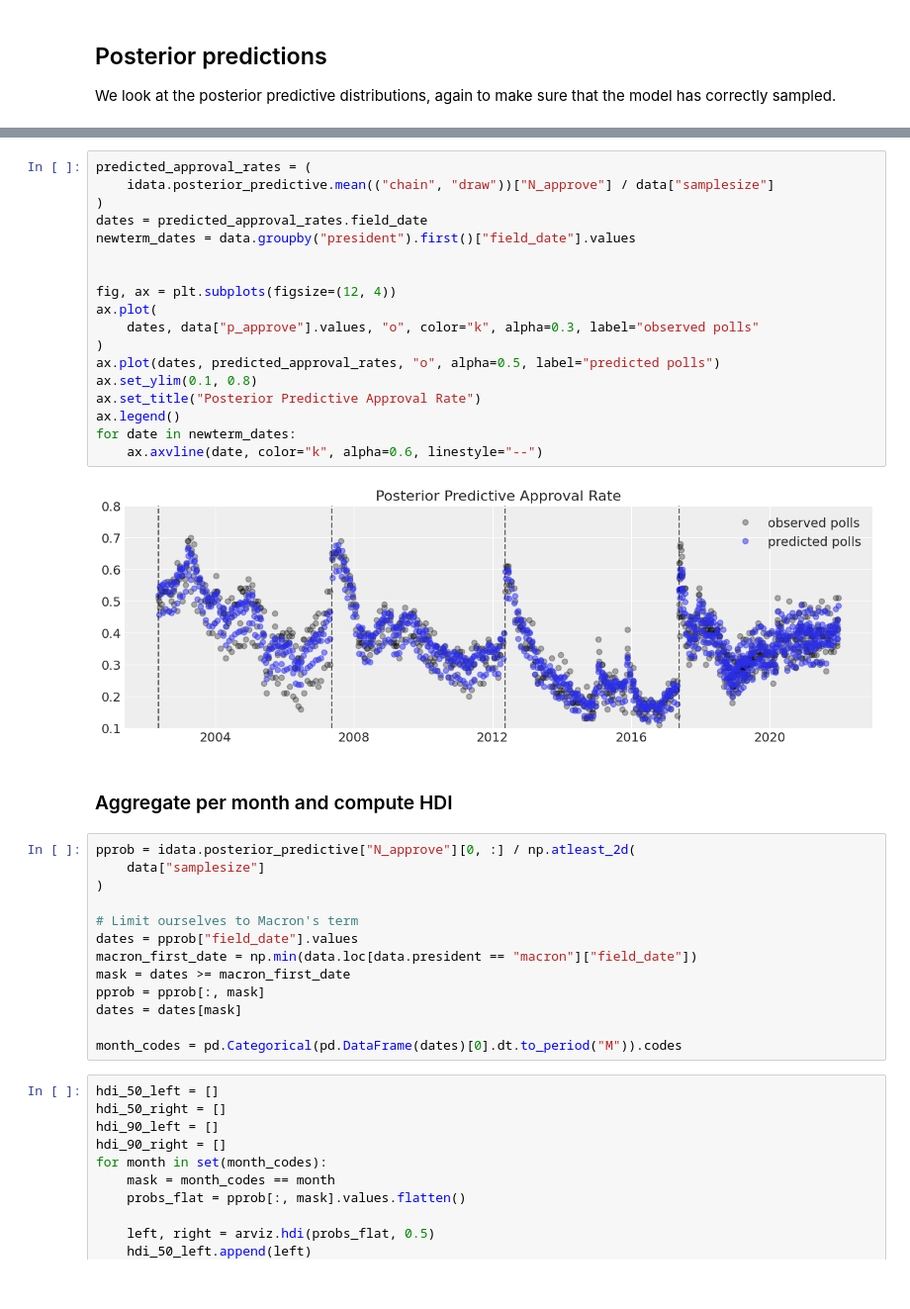
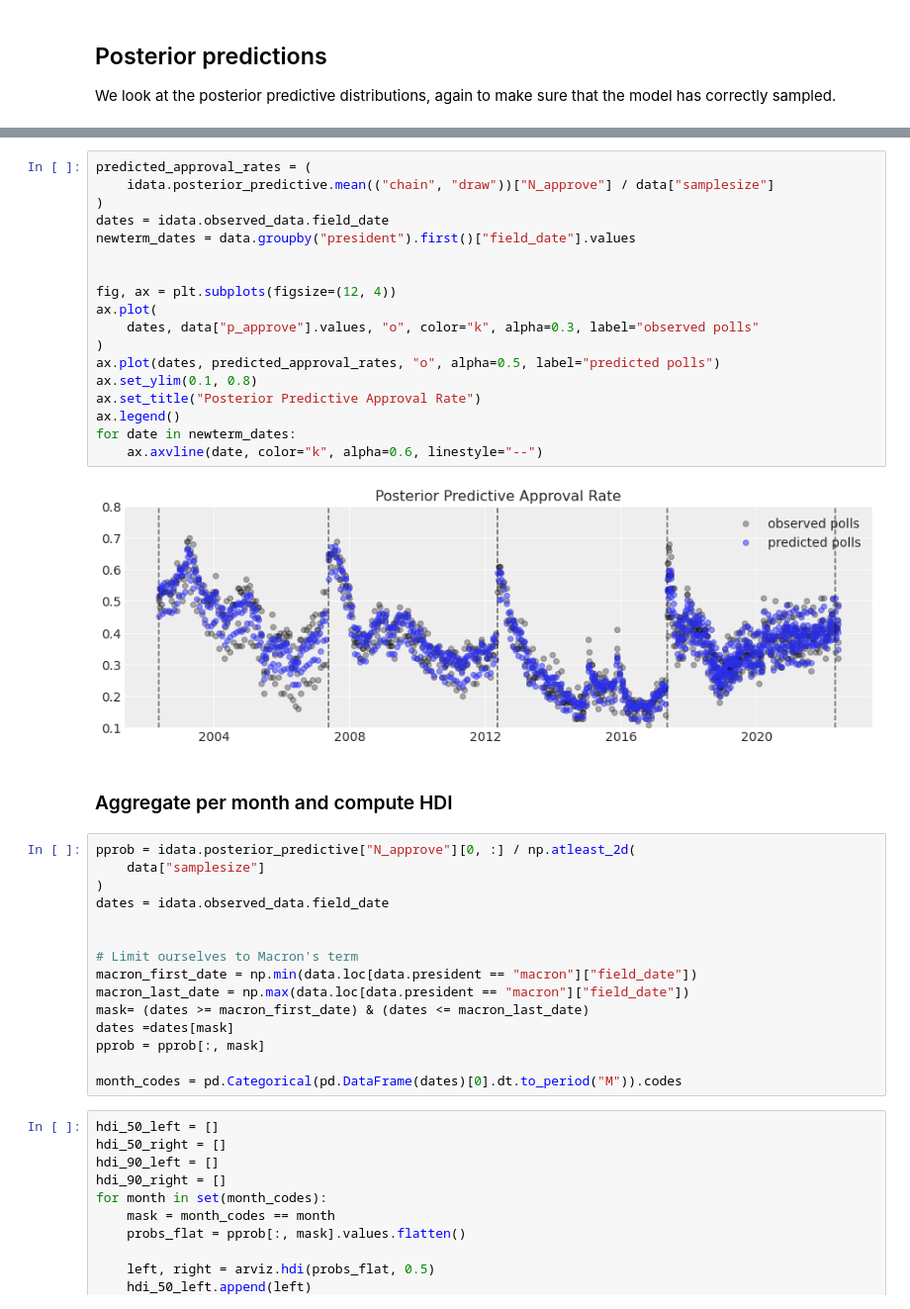
Before and after one commit to pollsposition/dashboards, a Jupyter notebook: notebooks/popularity_president.ipynb, the cells around one changed output, grey strips where cells are left out. Shown at 99% size. Drawn from its saved outputs; the diff is of its cells as text.

```diff
--- a/notebooks/popularity_president.ipynb
+++ b/notebooks/popularity_president.ipynb
@@ -357,36 +379,38 @@ with hierarchical_popularity:
 # %%
 predicted_approval_rates = (
     idata.posterior_predictive.mean(("chain", "draw"))["N_approve"] / data["samplesize"]
 )
-dates = predicted_approval_rates.field_date
+dates = idata.observed_data.field_date
 newterm_dates = data.groupby("president").first()["field_date"].values
 
 
 fig, ax = plt.subplots(figsize=(12, 4))
 ax.plot(
     dates, data["p_approve"].values, "o", color="k", alpha=0.3, label="observed polls"
 )
 ax.plot(dates, predicted_approval_rates, "o", alpha=0.5, label="predicted polls")
 ax.set_ylim(0.1, 0.8)
 ax.set_title("Posterior Predictive Approval Rate")
 ax.legend()
 for date in newterm_dates:
     ax.axvline(date, color="k", alpha=0.6, linestyle="--")
 # %% [output]
-[figure, old version]
+[figure, new version]
 # %% [markdown]
 ### Aggregate per month and compute HDI
 # %%
 pprob = idata.posterior_predictive["N_approve"][0, :] / np.atleast_2d(
     data["samplesize"]
 )
+dates = idata.observed_data.field_date
+
 
 # Limit ourselves to Macron's term
-dates = pprob["field_date"].values
 macron_first_date = np.min(data.loc[data.president == "macron"]["field_date"])
-mask = dates >= macron_first_date
+macron_last_date = np.max(data.loc[data.president == "macron"]["field_date"])
+mask= (dates >= macron_first_date) & (dates <= macron_last_date)
+dates =dates[mask]
 pprob = pprob[:, mask]
-dates = dates[mask]
 
 month_codes = pd.Categorical(pd.DataFrame(dates)[0].dt.to_period("M")).codes
 # %%
```
Also changed, not shown: parts of 15 cells of this notebook, 7 other files.
